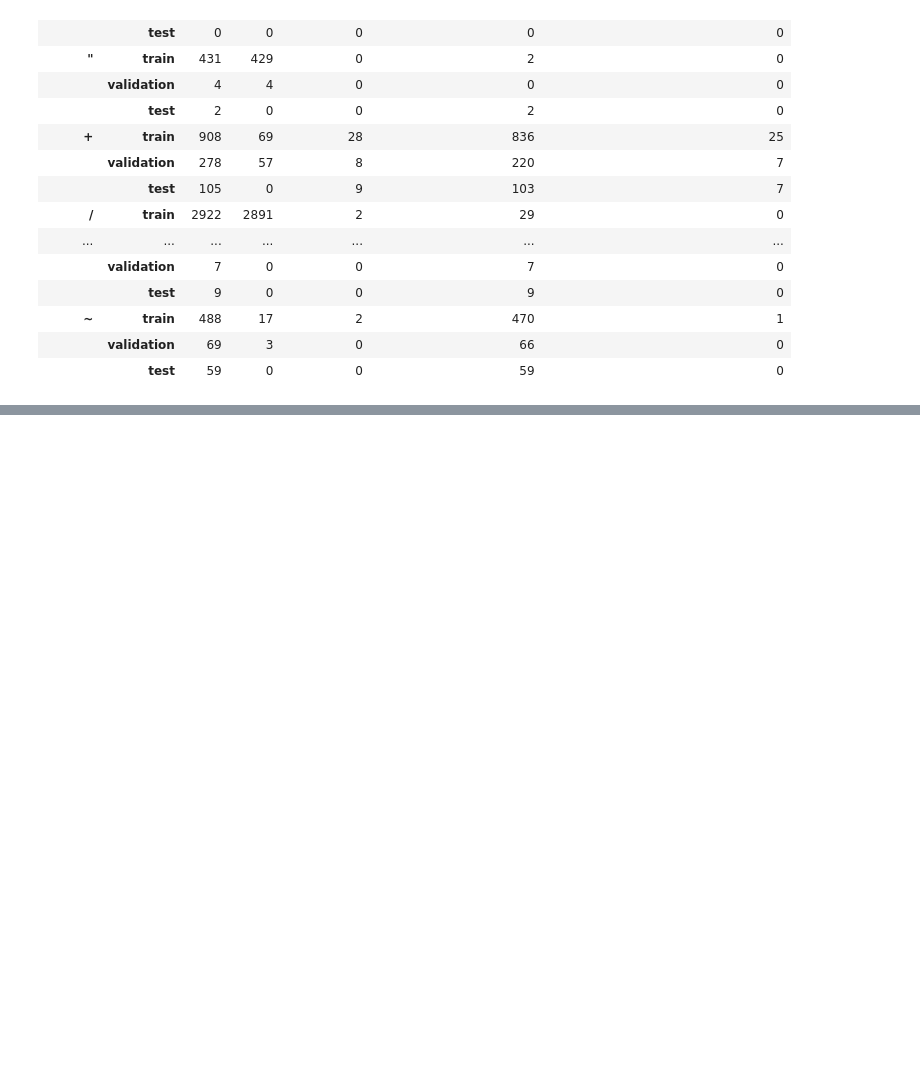
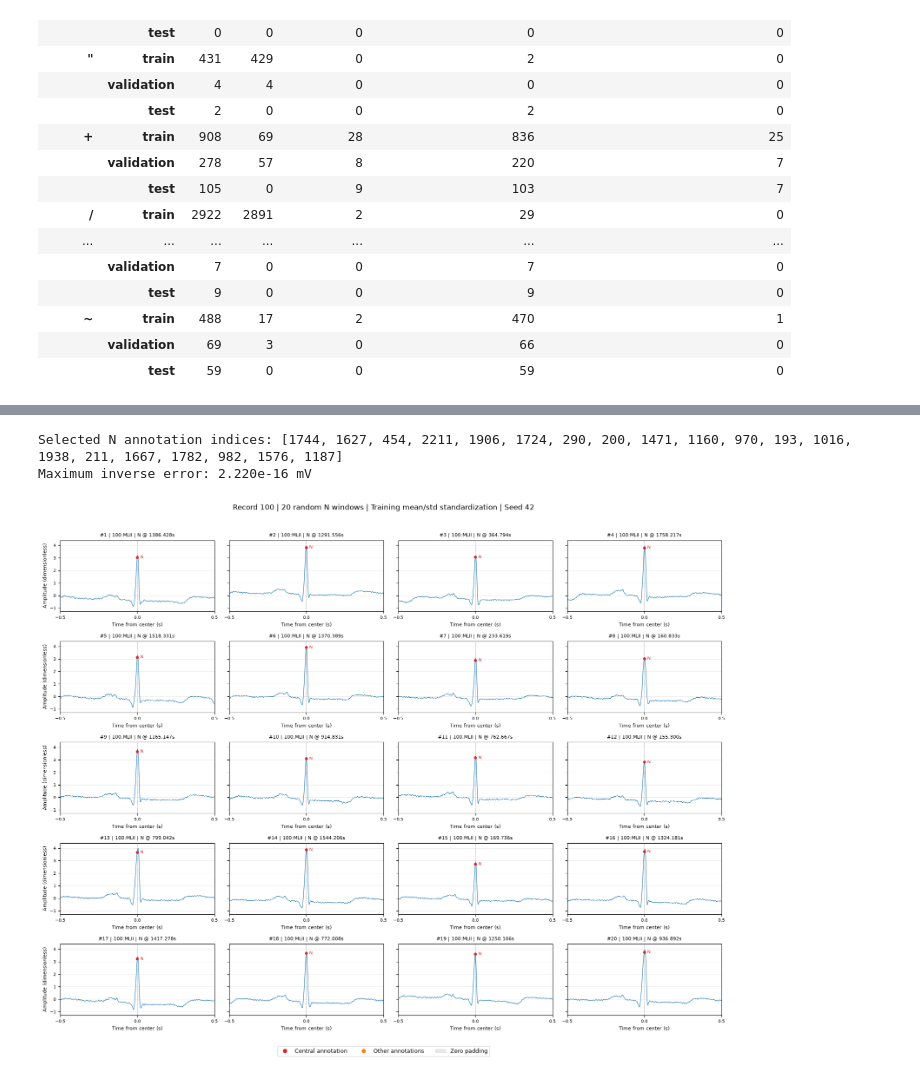
Before and after one commit to gabrielbozek/ecg-anomaly, a Jupyter notebook: notebooks/EDA.ipynb, the cells around one changed output, grey strips where cells are left out. Drawn from its saved outputs; the diff is of its cells as text; code cells hidden in the pictures; blank space fills up the shorter version.

```diff
--- a/notebooks/EDA.ipynb
+++ b/notebooks/EDA.ipynb
@@ -678,0 +757,27 @@ with pd.option_context("display.max_rows", None):
+# %%
+preprocessing_example_record = wfdb.rdrecord(str(project_root / "data/raw/mitdb-1.0.0/100"))
+preprocessing_example_annotations = wfdb.rdann(str(project_root / "data/raw/mitdb-1.0.0/100"), "atr")
+preprocessing_example_windows = list(generate_ecg_windows(
+    preprocessing_example_record, preprocessing_example_annotations, annotation_symbol="N", channel=0
+))
+random_window_indices = np.random.default_rng(42).choice(len(preprocessing_example_windows), size=20, replace=False)
+random_raw_windows = [preprocessing_example_windows[index] for index in random_window_indices]
+preprocessed_windows_and_states = [
+    preprocess_window(window, training_statistics, mode="standardize")
+    for window in random_raw_windows
+]
+random_preprocessed_windows = [window for window, state in preprocessed_windows_and_states]
+restored_windows = [inverse_preprocess_window(window, state) for window, state in preprocessed_windows_and_states]
+inverse_max_abs_error = max(
+    float(np.max(np.abs(restored.signal - original.signal)))
+    for original, restored in zip(random_raw_windows, restored_windows)
+)
+print(f"Selected N annotation indices: {[window.annotation.annotation_index for window in random_raw_windows]}")
+print(f"Maximum inverse error: {inverse_max_abs_error:.3e} {training_statistics.unit}")
+fig, axes = plot_ecg_windows_grid(random_preprocessed_windows, ncols=4)
+fig.suptitle("Record 100 | 20 random N windows | Training mean/std standardization | Seed 42", fontsize=12)
+plt.show()
+# %% [output]
+Selected N annotation indices: [1744, 1627, 454, 2211, 1906, 1724, 290, 200, 1471, 1160, 970, 193, 1016, 1938, 211, 1667, 1782, 982, 1576, 1187]
+Maximum inverse error: 2.220e-16 mV
+[figure, added]
```
Also changed, not shown: parts of 4 cells of this notebook, 2 other files.
